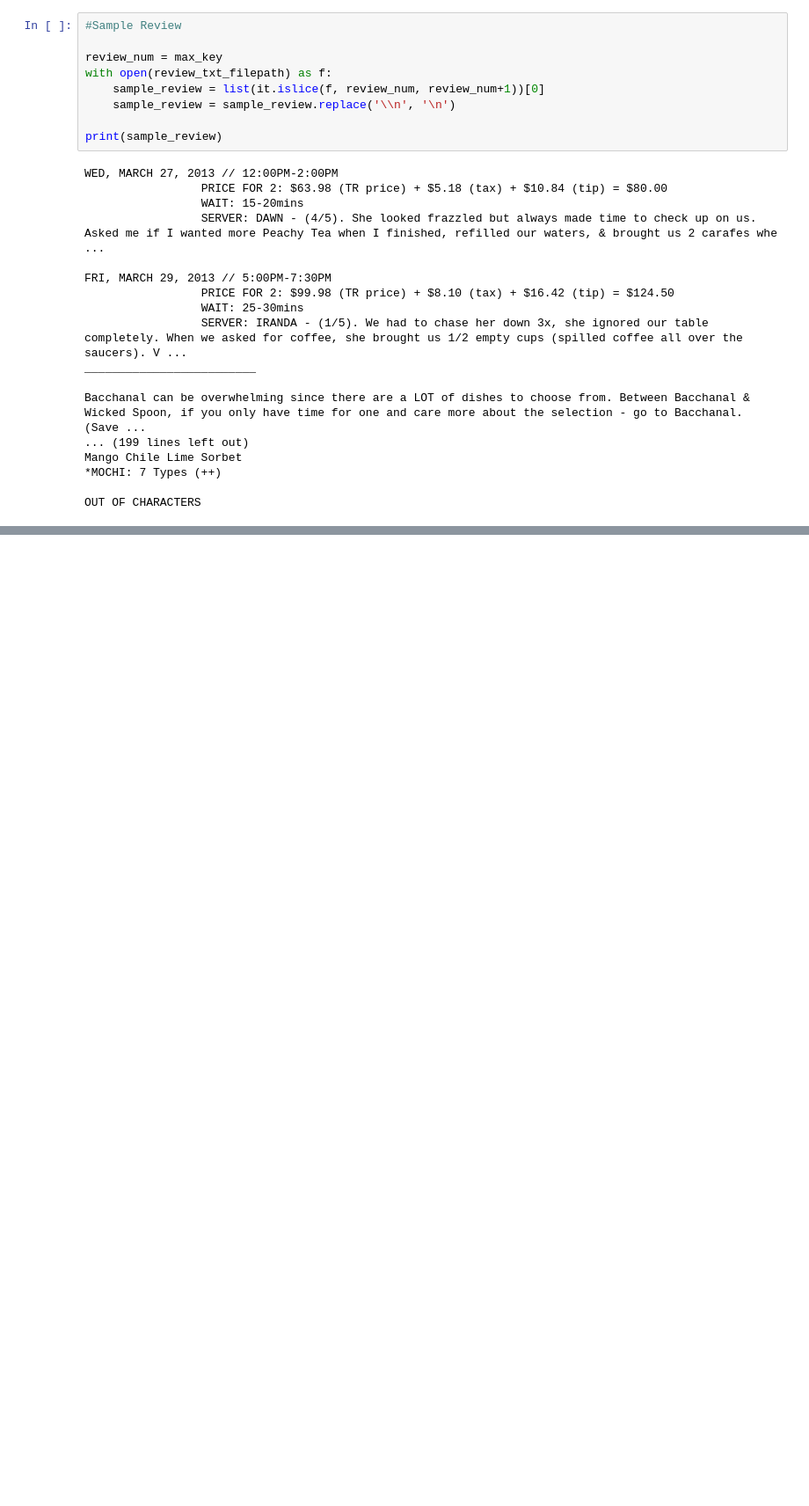
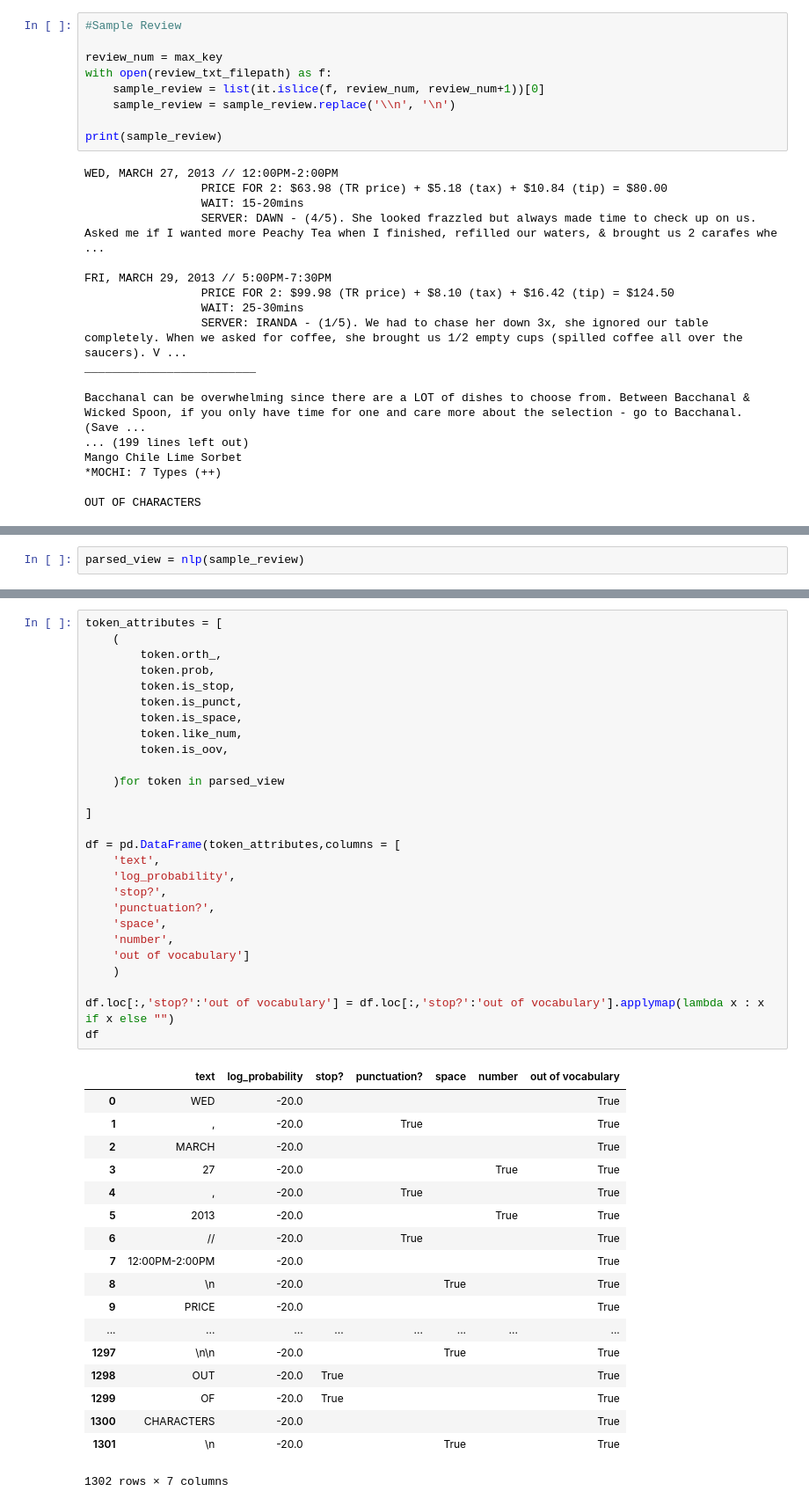
Before and after one commit to sushtend/100-days-of-ml-code, a Jupyter notebook: code/projects/Yelp Reviews - NLP/Yelp Analysis NLP.ipynb, the cells around one changed output, grey strips where cells are left out. Shown: that part at 88% size. Drawn from its saved outputs; the diff is of its cells as text; blank space fills up the shorter version.

```diff
--- a/code/projects/Yelp Reviews - NLP/Yelp Analysis NLP.ipynb
+++ b/code/projects/Yelp Reviews - NLP/Yelp Analysis NLP.ipynb
@@ -139,0 +146,2 @@ OUT OF CHARACTERS
+# %%
+parsed_view = nlp(sample_review)
@@ -139,0 +295,46 @@ OUT OF CHARACTERS
+# %%
+token_attributes = [
+    (
+        token.orth_,
+        token.prob,
+        token.is_stop,
+        token.is_punct,
+        token.is_space,
+        token.like_num,
+        token.is_oov,
+
+    )for token in parsed_view
+
+]
+
+df = pd.DataFrame(token_attributes,columns = [
+    'text',
+    'log_probability',
+    'stop?',
+    'punctuation?',
+    'space',
+    'number',
+    'out of vocabulary']
+    )
+
+df.loc[:,'stop?':'out of vocabulary'] = df.loc[:,'stop?':'out of vocabulary'].applymap(lambda x : x if x else "")
+df
+# %% [output]
+|  | text | log_probability | stop? | punctuation? | space | number | out of vocabulary |
+| 0 | WED | -20.0 |  |  |  |  | True |
+| 1 | , | -20.0 |  | True |  |  | True |
+| 2 | MARCH | -20.0 |  |  |  |  | True |
+| 3 | 27 | -20.0 |  |  |  | True | True |
+| 4 | , | -20.0 |  | True |  |  | True |
+| 5 | 2013 | -20.0 |  |  |  | True | True |
+| 6 | // | -20.0 |  | True |  |  | True |
+| 7 | 12:00PM-2:00PM | -20.0 |  |  |  |  | True |
+| 8 | \n | -20.0 |  |  | True |  | True |
+| 9 | PRICE | -20.0 |  |  |  |  | True |
+| ... | ... | ... | ... | ... | ... | ... | ... |
+| 1297 | \n\n | -20.0 |  |  | True |  | True |
+| 1298 | OUT | -20.0 | True |  |  |  | True |
+| 1299 | OF | -20.0 | True |  |  |  | True |
+| 1300 | CHARACTERS | -20.0 |  |  |  |  | True |
+| 1301 | \n | -20.0 |  |  | True |  | True |
+1302 rows × 7 columns
```
Also changed, not shown: parts of 10 cells of this notebook.
